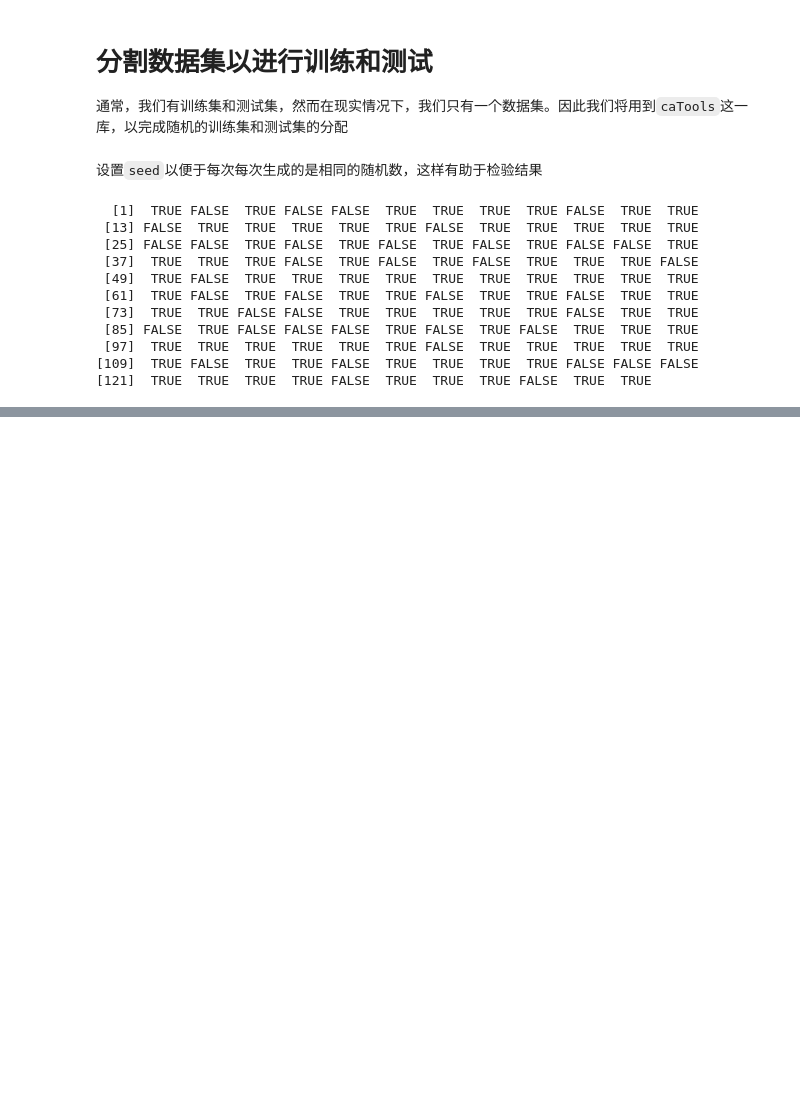
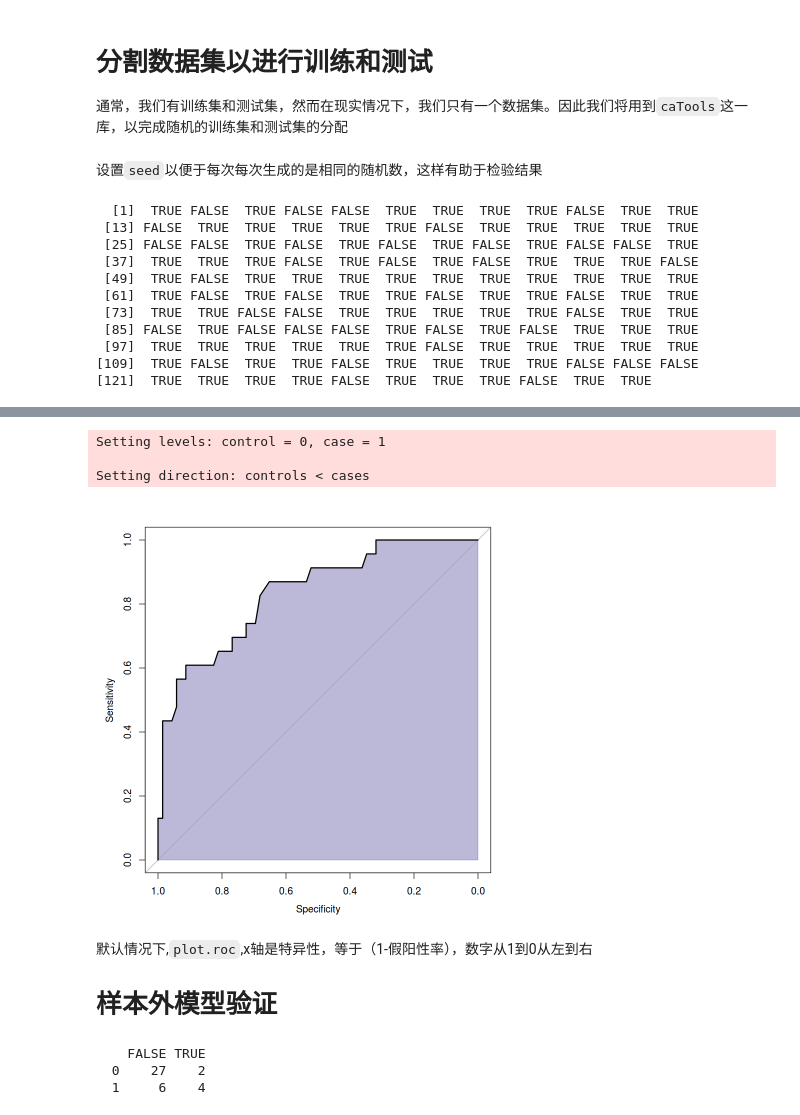
Before and after one commit to Jerrywang959/jerrywang_note, a Jupyter notebook: docs/R_study/Logistic_reg.ipynb, the cells around one changed output, grey strips where cells are left out. Drawn from its saved outputs; the diff is of its cells as text; code cells hidden in the pictures; blank space fills up the shorter version.

```diff
--- a/docs/R_study/Logistic_reg.ipynb
+++ b/docs/R_study/Logistic_reg.ipynb
@@ -101,0 +256,22 @@ split
+# %%
+plot.roc(qualityTrain$PoorCare, predictTrain,
+    auc.polygon = TRUE,
+    auc.polygon.col=rgb(.35,0.31,0.61, alpha = 0.4),
+    auc.polygon.border=rgb(.35,0.31,0.61, 0.4))
+# %% [output]
+Setting levels: control = 0, case = 1
+
+Setting direction: controls < cases
+[figure, added]
+# %% [markdown]
+默认情况下,`plot.roc`,x轴是特异性，等于（1-假阳性率），数字从1到0从左到右
+
+# 样本外模型验证
+# %%
+predictTest = predict(QualityLog, type = "response", newdata = qualityTest)
+conf03out = table(qualityTest$PoorCare, predictTest > 0.3)
+conf03out
+# %% [output]
+    FALSE TRUE
+  0    27    2
+  1     6    4
```
Also changed, not shown: parts of 34 cells of this notebook, 4 other files.
